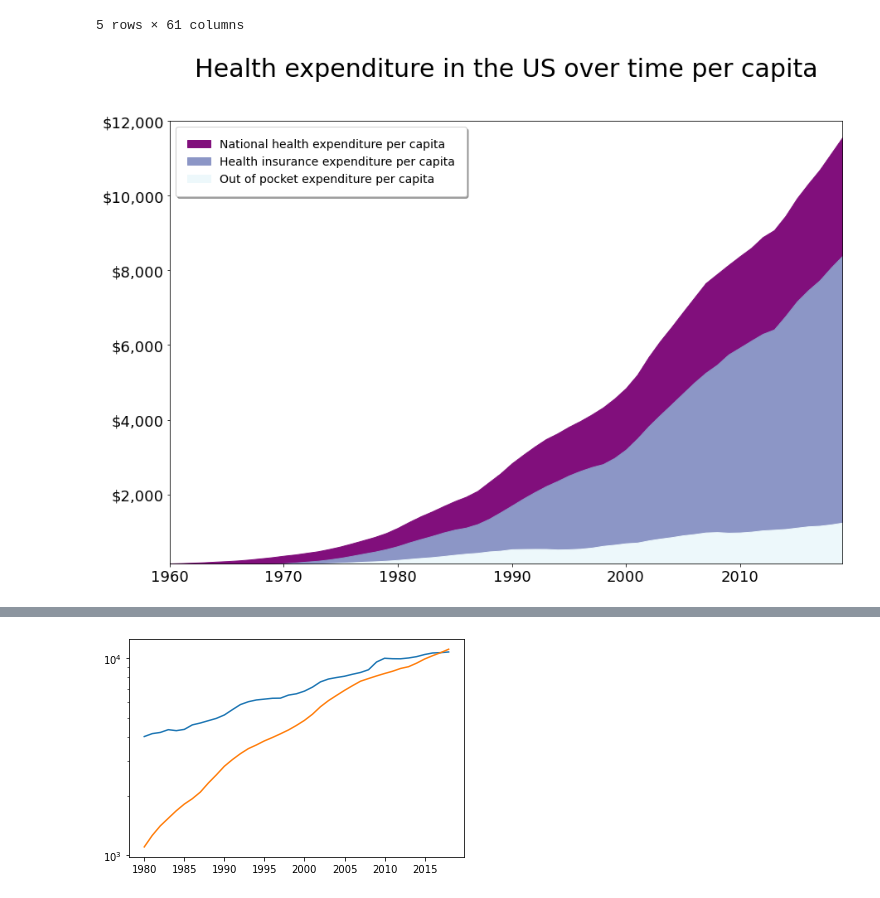
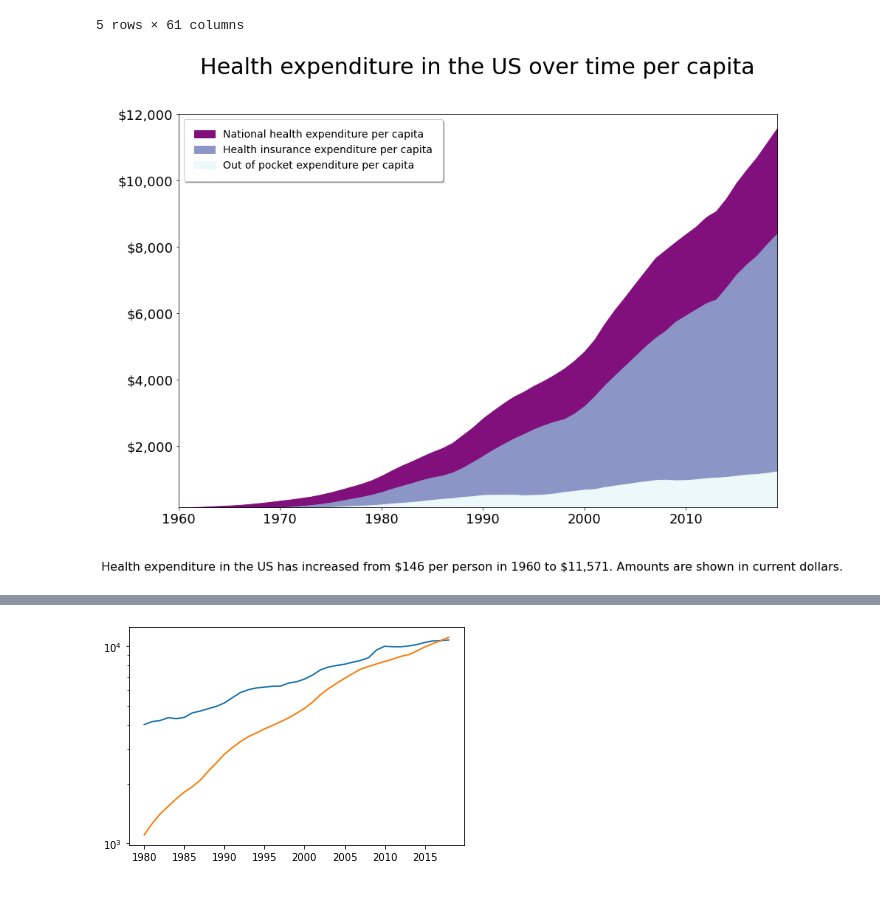
Before and after one commit to acumpelik/DataVisualizationClass, a Jupyter notebook: Week 3/DataVis2021_Assignment3_Cumpelik.ipynb, the cells around one changed output, grey strips where cells are left out. Drawn from its saved outputs; the diff is of its cells as text; code cells hidden in the pictures.

```diff
--- a/Week 3/DataVis2021_Assignment3_Cumpelik.ipynb
+++ b/Week 3/DataVis2021_Assignment3_Cumpelik.ipynb
@@ -26,31 +27,39 @@ yearsNHE = np.arange(1960, 2019+1)
 # Calculate expenditure per capita
 population = nhe2019.iloc[36][1:].astype(int)
 totalExpenditure_percap = totalExpenditure/population # convert from millions to thousands
 healthInsurance_percap = healthInsurance/population
 outOfPocket_percap = outOfPocket/population
+
+# print(totalExpenditure_percap)
 
 # Generate figure and specify properties
 fig, ax = plt.subplots(figsize=(12,8))
 plt.tight_layout()
 ax.set_title("Health expenditure in the US over time per capita", fontsize=30, y=1.09)
 ax.tick_params(axis='x', labelsize=18)
 ax.tick_params(axis='y', labelsize=18)
 ax.yaxis.set_major_formatter('${x:,.0f}')
 ax.set_xlim(1960,2019)
 ax.set_ylim(150,12000)
 
 # Plot data
 ax.fill_between(yearsNHE, totalExpenditure_percap, color="#810f7c")
 ax.fill_between(yearsNHE, healthInsurance_percap, color="#8c96c6")
 ax.fill_between(yearsNHE, outOfPocket_percap, color="#edf8fb")
 
 # Legend
 purple = mpatches.Patch(color="#810f7c", label = 'National health expenditure per capita')
 periwinkle = mpatches.Patch(color="#8c96c6", label = 'Health insurance expenditure per capita')
 turquoise = mpatches.Patch(color="#edf8fb", label = 'Out of pocket expenditure per capita')
 ax.legend(handles=[purple, periwinkle, turquoise], fontsize=14, loc=2, fancybox=True, borderpad=1, shadow=True)
 
+# Caption
+caption = 'Health expenditure in the US has increased from \$146 per person in 1960 to \$11,571. Amounts are shown in current dollars.'
+plt.figtext(0.5,-0.1, caption, ha='center', fontsize=16)
+
+# print(caption)
+
 plt.show()
 # plt.savefig('Health-expenditure.pdf') #, format='eps'
 # %% [output]
-[figure, old version]
+[figure, new version]
```
Also changed, not shown: parts of 2 cells of this notebook, 2 other files.
